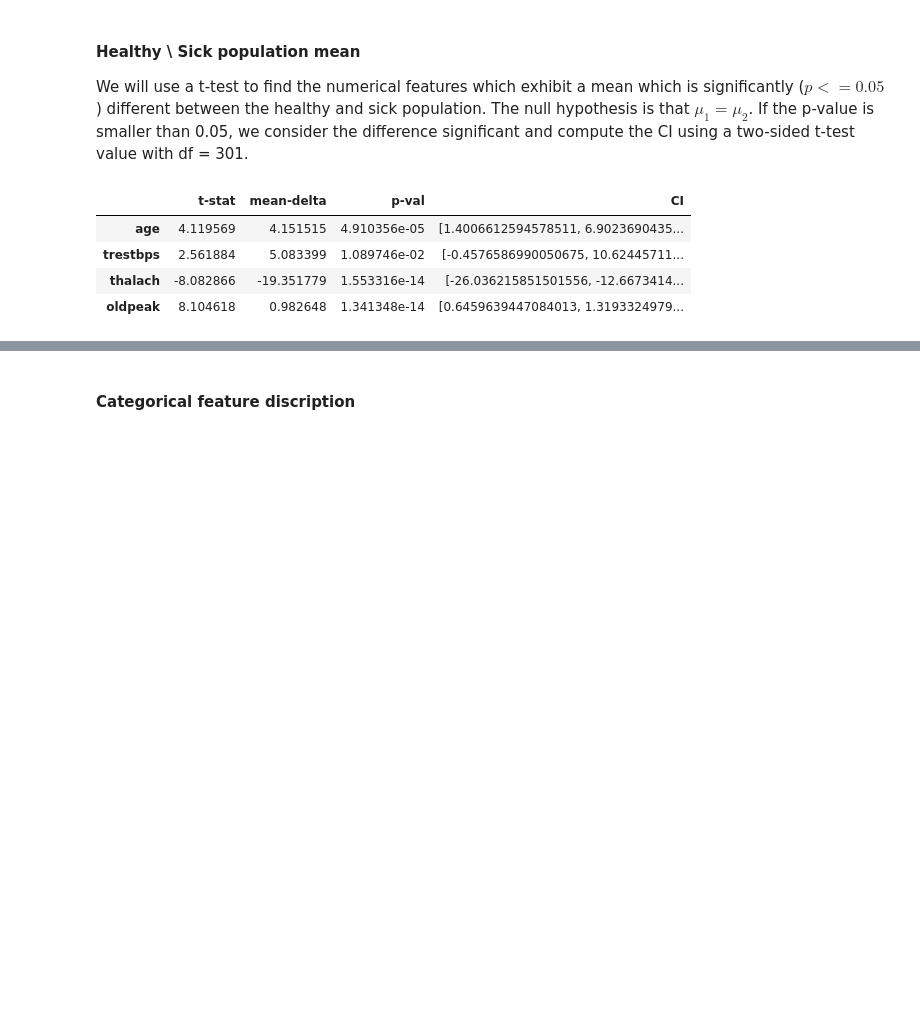
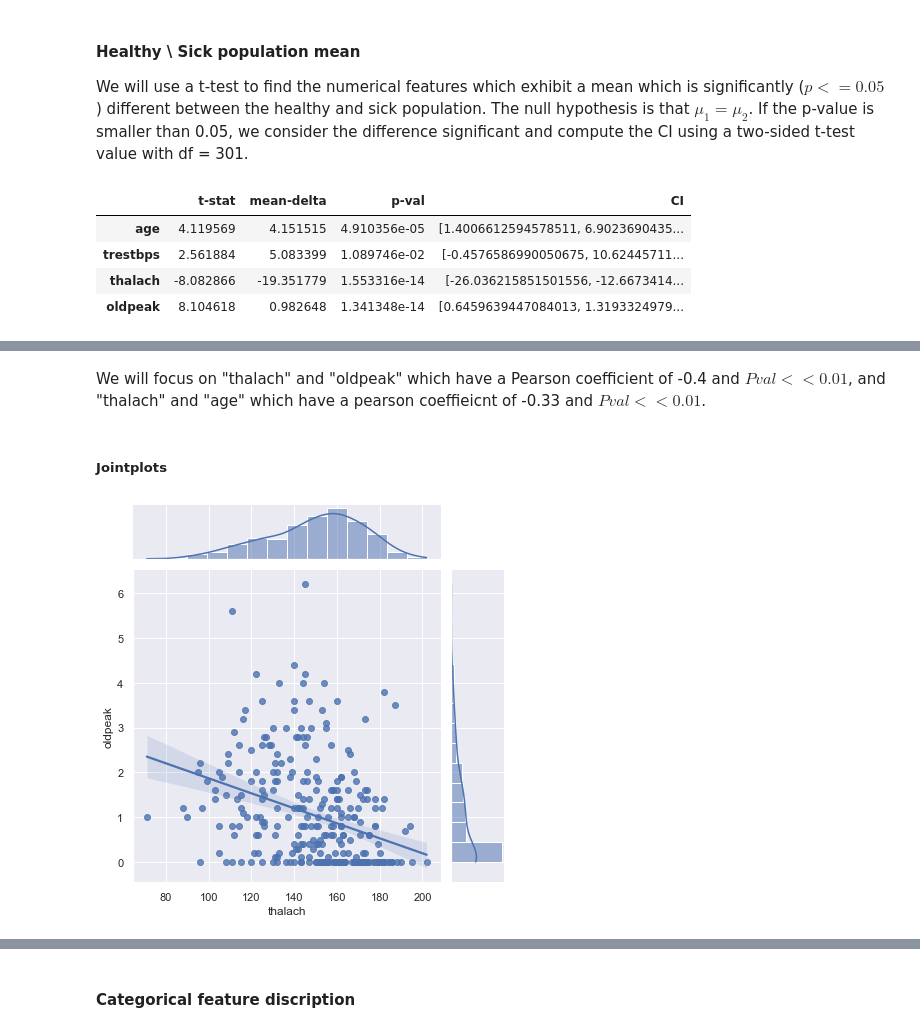
Before and after one commit to barboym/hw_statistics_runi, a Jupyter notebook: HW3/HW3.ipynb, the cells around one changed output, grey strips where cells are left out. Cells and saved outputs as stored; diff of their text form; code cells hidden in the pictures; blank space fills up the shorter version.

```diff
--- a/HW3/HW3.ipynb
+++ b/HW3/HW3.ipynb
@@ -435,0 +431,8 @@ oldpeak oldpeak
+# %% [markdown]
+We will focus on "thalach" and "oldpeak" which have a Pearson coefficient of -0.4 and $Pval<<0.01$, and "thalach" and "age" which have a pearson coeffieicnt of -0.33 and $Pval<<0.01$.
+# %% [markdown]
+##### Jointplots
+# %%
+sns.jointplot(data = DF, x = 'thalach', y = 'oldpeak', ax = axs[0], kind = 'reg');
+# %% [output]
+[figure, added]
```
Also changed, not shown: parts of 8 cells of this notebook.
